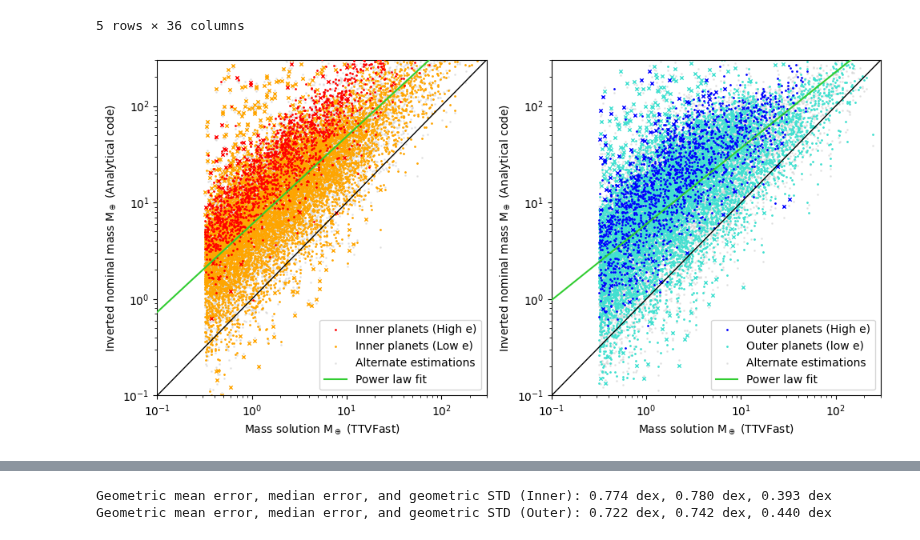
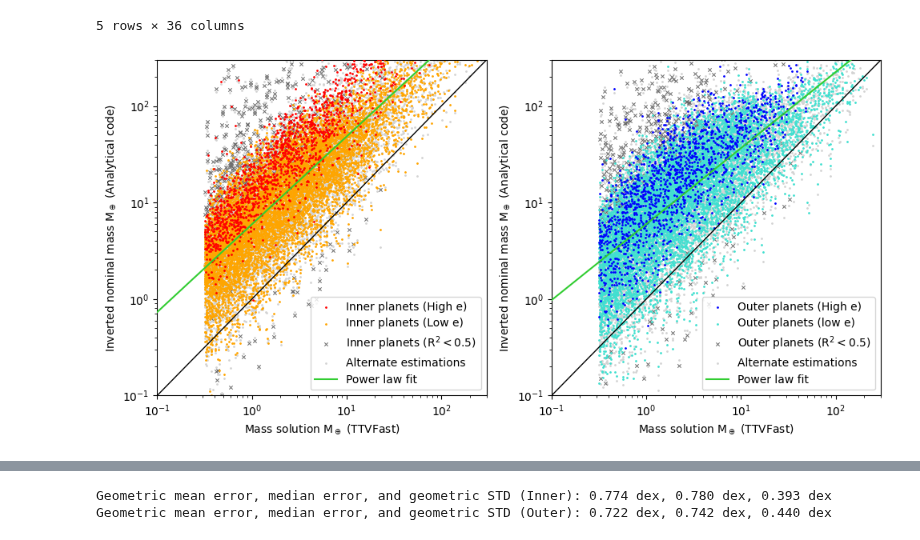
Before and after one commit to chatdanai-s/NATSUME, a Jupyter notebook: validation/1st_order_TTVFast/code_invert.ipynb, the cells around one changed output, grey strips where cells are left out. Drawn from its saved outputs; the diff is of its cells as text; code cells hidden in the pictures.

```diff
--- a/validation/1st_order_TTVFast/code_invert.ipynb
+++ b/validation/1st_order_TTVFast/code_invert.ipynb
@@ -567,41 +568,41 @@ m1_bad = compare_n['m_bad_in']
 k1, c1 = getLineFit(np.log10(m1_good), np.log10(m1))
 
 ax[0].scatter(m1[highe &highR], m1_good[highe &highR], s=s, color='red', label=f'Inner planets (High e)', zorder=3)
-ax[0].scatter(m1[highe & lowR], m1_good[highe & lowR], s=10*s, color='red', marker='x', lw=1, zorder=2)
 ax[0].scatter(m1[lowe &highR], m1_good[lowe &highR], s=s, color='orange', label=f'Inner planets (Low e)', zorder=1)
-ax[0].scatter(m1[lowe & lowR], m1_good[lowe & lowR], s=10*s, color='orange', marker='x', lw=1, zorder=0)
-ax[0].scatter(m1, m1_bad, s=s, color='lightgrey', label='Alternate estimations', zorder=-1, alpha=0.5)
+ax[0].scatter(m1[lowR], m1_good[lowR], s=10*s, color='dimgrey', marker='x', lw=0.7, label=f'Inner planets (R$^2 < 0.5$)', zorder=0)
+ax[0].scatter(m1, m1_bad, s=s, color='lightgrey', label='Alternate estimations', zorder=-1)
+
 ax[0].plot(linelim, linelim, color='black', lw=1, zorder=5)
 ax[0].plot(linelim, 10**c1 * linelim**k1, color='limegreen', zorder=5, label=f'Power law fit')
 ax[0].set_xscale('log'); ax[0].set_yscale('log')
 ax[0].set_xlim(minval, maxval); ax[0].set_ylim(minval, maxval)
 ax[0].set_xlabel('Mass solution M$_\oplus$ (TTVFast)')
 ax[0].set_ylabel('Inverted nominal mass M$_\oplus$ (Analytical code)')
 ax[0].legend(loc='lower right')
 
 # Outer planet
 m2 = compare_n['m2']
 m2_good = compare_n['m_calc_out']
 m2_bad = compare_n['m_bad_out']
 k2, c2 = getLineFit(np.log10(m2_good), np.log10(m2))
 
 ax[1].scatter(m2[highe &highR], m2_good[highe &highR], s=s, color='blue', label=f'Outer planets (High e)', zorder=3)
-ax[1].scatter(m2[highe & lowR], m2_good[highe & lowR], s=10*s, color='blue', marker='x', lw=1, zorder=2)
 ax[1].scatter(m2[lowe &highR], m2_good[lowe &highR], s=s, color='turquoise', label=f'Outer planets (low e)', zorder=1)
-ax[1].scatter(m2[lowe & lowR], m2_good[lowe & lowR], s=10*s, color='turquoise', marker='x', lw=1, zorder=0)
-ax[1].scatter(m2, compare_n['m_bad_out'], s=s, color='lightgrey', label='Alternate estimations', zorder=-1, alpha=0.5)
+ax[1].scatter(m2[lowR], m2_good[lowR], s=10*s, color='dimgrey', marker='x', lw=0.7, label=f'Outer planets (R$^2 < 0.5$)', zorder=0)
+ax[1].scatter(m2, m2_bad, s=s, color='lightgrey', label='Alternate estimations', zorder=-1)
+
 ax[1].plot(linelim, linelim, color='black', lw=1, zorder=5)
 ax[1].plot(linelim, 10**c2 * linelim**k2, color='limegreen', zorder=5, label=f'Power law fit')
 ax[1].set_xscale('log'); ax[1].set_yscale('log')
 ax[1].set_xlim(minval, maxval); ax[1].set_ylim(minval, maxval)
 ax[1].set_xlabel('Mass solution M$_\oplus$ (TTVFast)')
 ax[1].set_ylabel('Inverted nominal mass M$_\oplus$ (Analytical code)')
 ax[1].legend(loc='lower right')
 
 fig.tight_layout()
 plt.show()
 # %% [output]
-[figure, old version]
+[figure, new version]
 # %%
 # Divide by regimes
 fig, ax = plt.subplots(3, 4, figsize=(16*1.1, 12*1.1))
```
Also changed, not shown: parts of 4 cells of this notebook, 14 other files.
